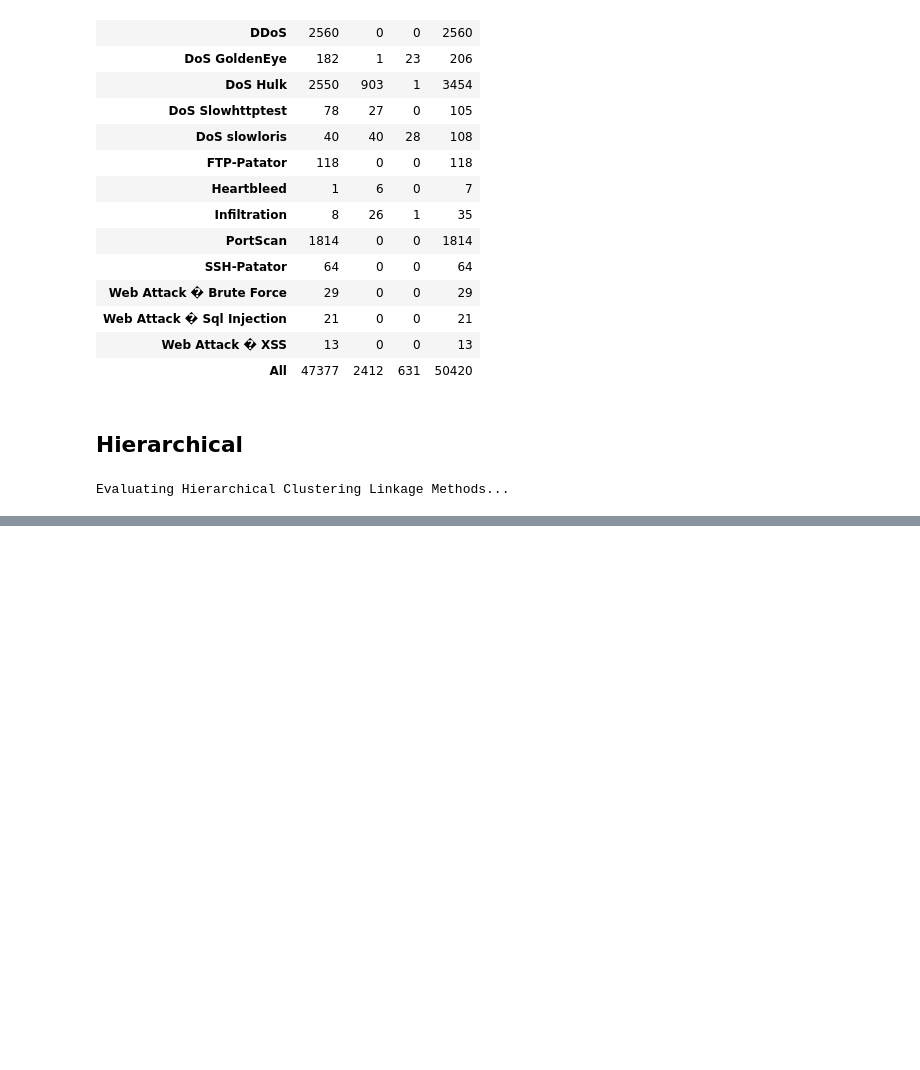
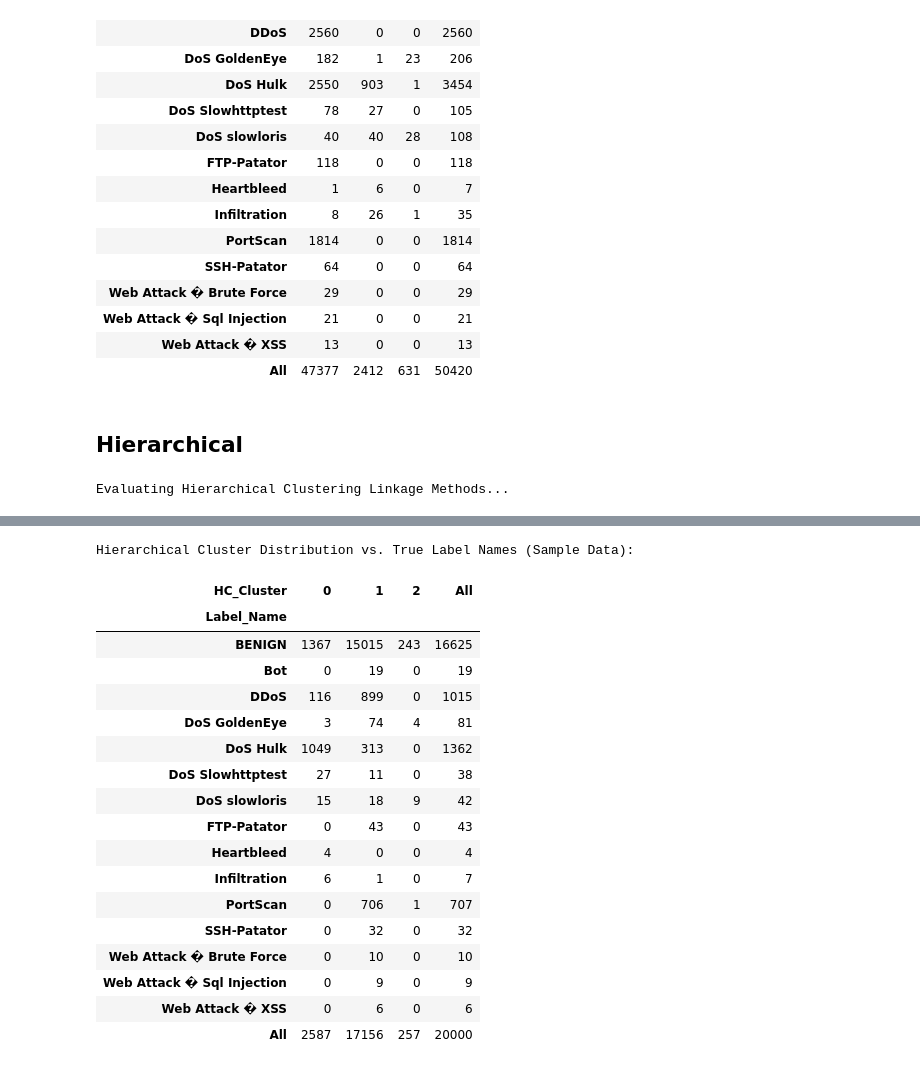
Before and after one commit to GiannisKotsalos/NetworkIntrusion-DataMining-MLProject, a Jupyter notebook: notebooks/clustering.ipynb, the cells around one changed output, grey strips where cells are left out. Cells and saved outputs as stored; diff of their text form; code cells hidden in the pictures; blank space fills up the shorter version.

```diff
--- a/notebooks/clustering.ipynb
+++ b/notebooks/clustering.ipynb
@@ -269,0 +302,33 @@ Winner: 'complete' linkage with a Silhouette Score of 0.8932
+# %%
+# Map the numeric labels to their original string names using your inverse_mapping dict
+df_sample['Label_Name'] = df_sample['Label'].map(inverse_mapping)
+
+# Create a cross-tabulation table comparing string labels to the Hierarchical clusters
+hc_analysis = pd.crosstab(
+    index=df_sample['Label_Name'],
+    columns=df_sample['HC_Cluster'],
+    margins=True
+)
+
+print("Hierarchical Cluster Distribution vs. True Label Names (Sample Data):")
+display(hc_analysis)
+# %% [output]
+Hierarchical Cluster Distribution vs. True Label Names (Sample Data):
+| HC_Cluster | 0 | 1 | 2 | All |
+| Label_Name |  |  |  |  |
+| BENIGN | 1367 | 15015 | 243 | 16625 |
+| Bot | 0 | 19 | 0 | 19 |
+| DDoS | 116 | 899 | 0 | 1015 |
+| DoS GoldenEye | 3 | 74 | 4 | 81 |
+| DoS Hulk | 1049 | 313 | 0 | 1362 |
+| DoS Slowhttptest | 27 | 11 | 0 | 38 |
+| DoS slowloris | 15 | 18 | 9 | 42 |
+| FTP-Patator | 0 | 43 | 0 | 43 |
+| Heartbleed | 4 | 0 | 0 | 4 |
+| Infiltration | 6 | 1 | 0 | 7 |
+| PortScan | 0 | 706 | 1 | 707 |
+| SSH-Patator | 0 | 32 | 0 | 32 |
+| Web Attack � Brute Force | 0 | 10 | 0 | 10 |
+| Web Attack � Sql Injection | 0 | 9 | 0 | 9 |
+| Web Attack � XSS | 0 | 6 | 0 | 6 |
+| All | 2587 | 17156 | 257 | 20000 |
```
Also changed, not shown: parts of 2 cells of this notebook.
